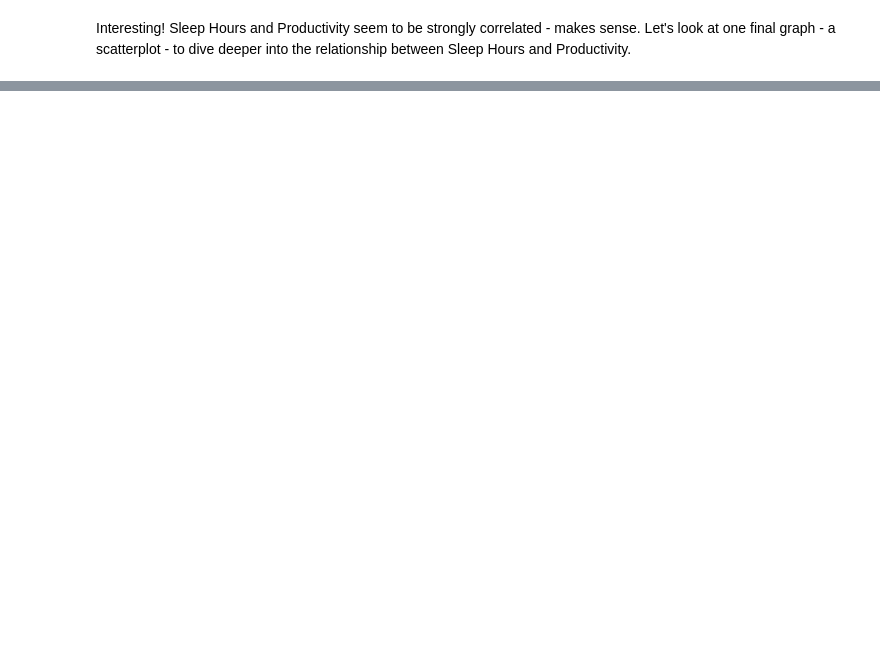
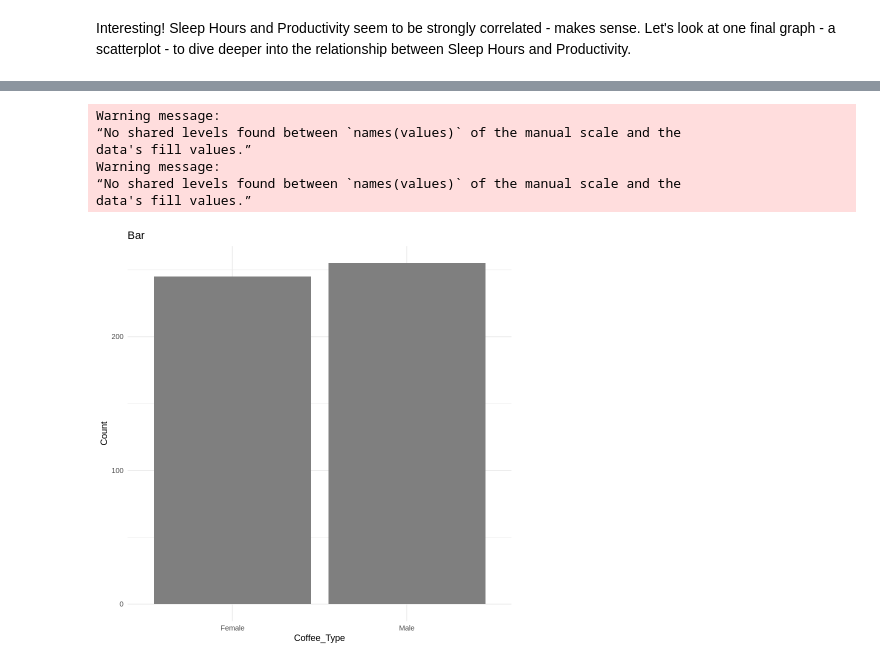
Before and after one commit to rachelnisbet/Educate2025_Coffee, a Jupyter notebook: coffee_R.ipynb, the cells around one changed output, grey strips where cells are left out. Drawn from its saved outputs; the diff is of its cells as text; code cells hidden in the pictures; blank space fills up the shorter version.

```diff
--- a/coffee_R.ipynb
+++ b/coffee_R.ipynb
@@ -88,0 +100,22 @@ ggplot(df, aes(x = Sleep_Hours, y = Productivity_Score)) +
+# %%
+#Format data
+table_data <- as.data.frame(table_counts)
+
+# Create a stacked bar plot
+ggplot(table_data, aes(x = Var1, y = Freq, fill = Var2)) +
+  geom_bar(stat = "identity") +
+  labs(
+    title = "Bar",
+    x = "Coffee_Type",
+    y = "Count"
+  ) +
+  scale_fill_manual(values = c("Male" = "blue", "Female" = "red")) +  # Custom color palette
+  theme_minimal()
+# %% [output]
+Warning message:
+“No shared levels found between `names(values)` of the manual scale and the
+data's fill values.”
+Warning message:
+“No shared levels found between `names(values)` of the manual scale and the
+data's fill values.”
+[figure, added]
```
Also changed, not shown: parts of 7 cells of this notebook, 2 other files.
